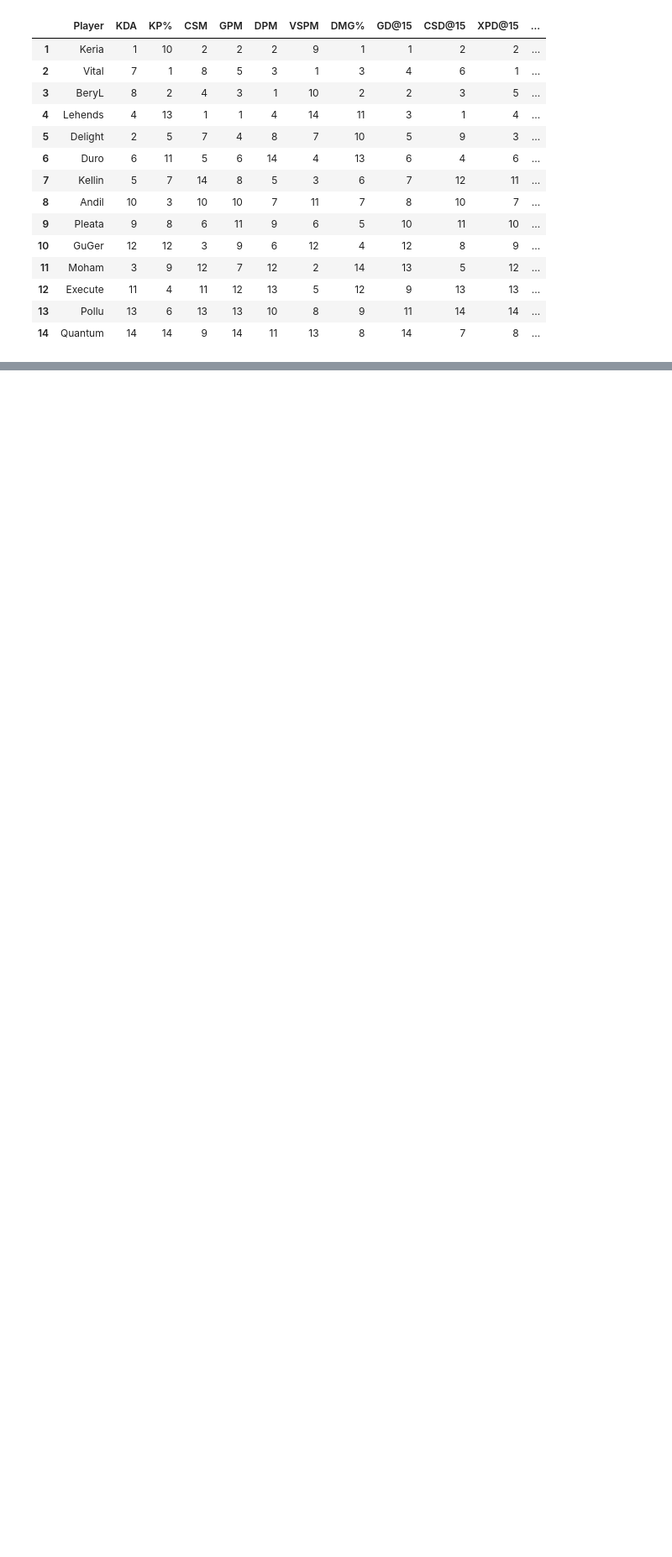
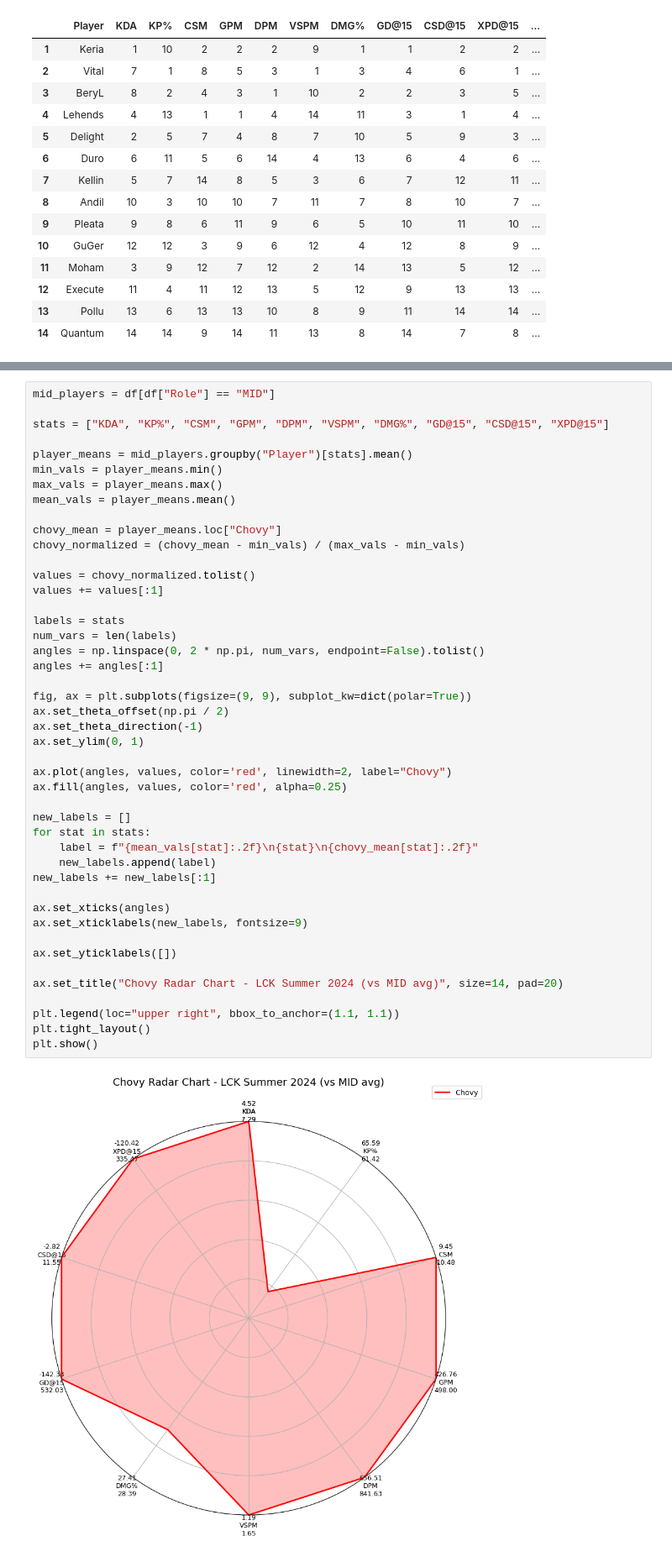
Before and after one commit to NguyenDung0210/LCK_Data_Analysis, a Jupyter notebook: analyze.ipynb, the cells around one changed output, grey strips where cells are left out. Shown at 84% size. Saved outputs shown, nothing was run; the diff lists cells and outputs as text; blank space fills up the shorter version.

```diff
--- a/analyze.ipynb
+++ b/analyze.ipynb
@@ -734,0 +767,47 @@ plt.show()
+# %%
+mid_players = df[df["Role"] == "MID"]
+
+stats = ["KDA", "KP%", "CSM", "GPM", "DPM", "VSPM", "DMG%", "GD@15", "CSD@15", "XPD@15"]
+
+player_means = mid_players.groupby("Player")[stats].mean()
+min_vals = player_means.min()
+max_vals = player_means.max()
+mean_vals = player_means.mean()
+
+chovy_mean = player_means.loc["Chovy"]
+chovy_normalized = (chovy_mean - min_vals) / (max_vals - min_vals)
+
+values = chovy_normalized.tolist()
+values += values[:1]
+
+labels = stats
+num_vars = len(labels)
+angles = np.linspace(0, 2 * np.pi, num_vars, endpoint=False).tolist()
+angles += angles[:1]
+
+fig, ax = plt.subplots(figsize=(9, 9), subplot_kw=dict(polar=True))
+ax.set_theta_offset(np.pi / 2)
+ax.set_theta_direction(-1)
+ax.set_ylim(0, 1)
+
+ax.plot(angles, values, color='red', linewidth=2, label="Chovy")
+ax.fill(angles, values, color='red', alpha=0.25)
+
+new_labels = []
+for stat in stats:
+    label = f"{mean_vals[stat]:.2f}\n{stat}\n{chovy_mean[stat]:.2f}"
+    new_labels.append(label)
+new_labels += new_labels[:1]
+
+ax.set_xticks(angles)
+ax.set_xticklabels(new_labels, fontsize=9)
+
+ax.set_yticklabels([])
+
+ax.set_title("Chovy Radar Chart - LCK Summer 2024 (vs MID avg)", size=14, pad=20)
+
+plt.legend(loc="upper right", bbox_to_anchor=(1.1, 1.1))
+plt.tight_layout()
+plt.show()
+# %% [output]
+[figure, added]
```
Also changed, not shown: parts of 3 cells of this notebook.
